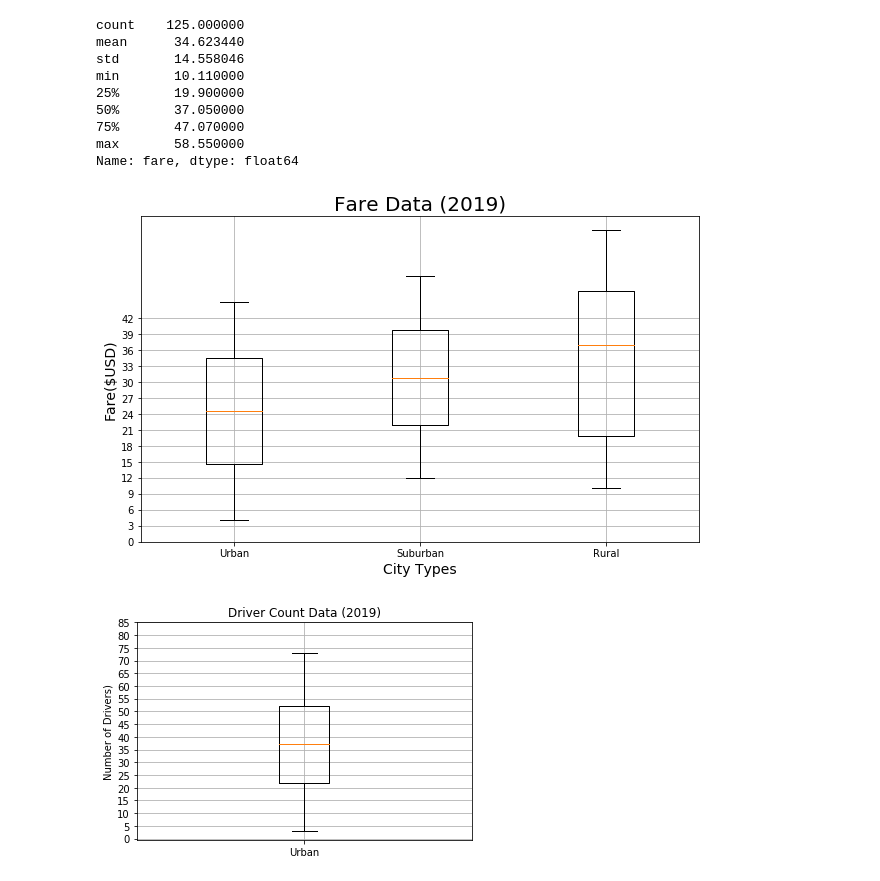
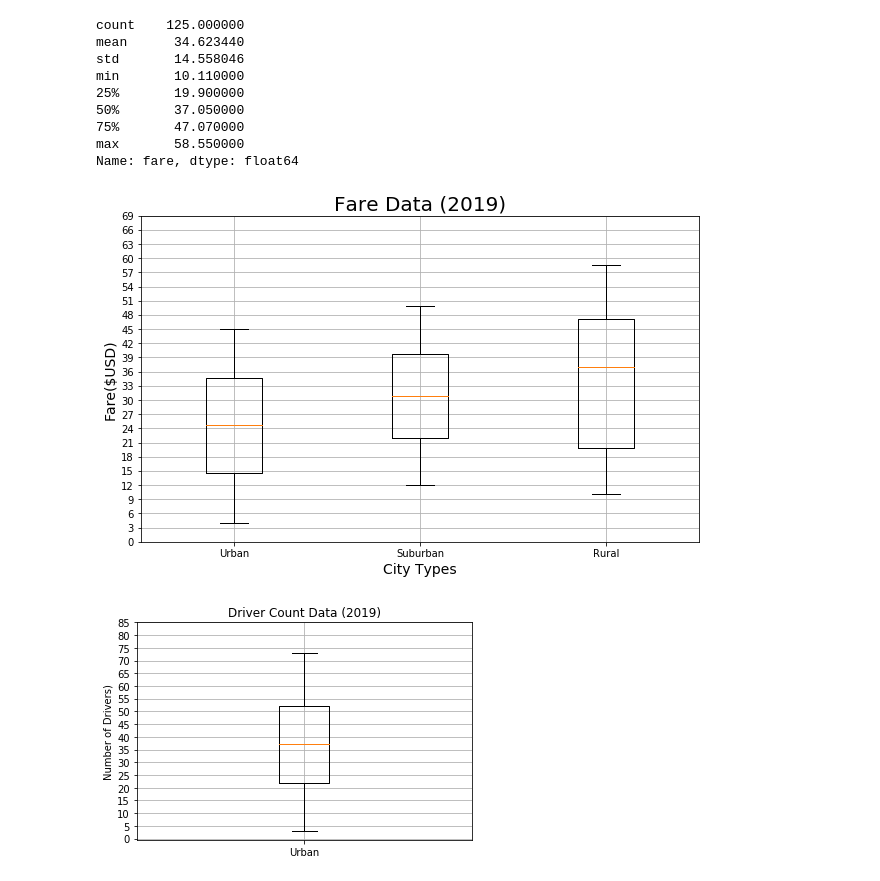
Before and after one commit to kanikasingh-create/Pyber_Analysis, a Jupyter notebook: Pyber_Ride_Data.ipynb, the cells around one changed output. Cells and saved outputs as stored; diff of their text form; code cells hidden in the pictures.

```diff
--- a/Pyber_Ride_Data.ipynb
+++ b/Pyber_Ride_Data.ipynb
@@ -724,19 +724,19 @@ Name: fare, dtype: float64
 # %%
 # Add all fare box-and-whisker plots to the same graph.
 x_labels = ["Urban", "Suburban","Rural"]
 fare_data = [urban_fares, suburban_fares, rural_fares]
 fig, ax = plt.subplots(figsize=(10, 6))
 ax.set_title('Fare Data (2019)',fontsize=20)
 ax.set_ylabel('Fare($USD)',fontsize=14)
 ax.set_xlabel("City Types",fontsize=14)
 ax.boxplot(fare_data, labels=x_labels)
-ax.set_yticks(np.arange(0, 80, step=.0))
+ax.set_yticks(np.arange(0, 72, step=3.0))
 ax.grid()
 # Save the figure.
 plt.savefig("analysis/Fig3.png")
 plt.show()
 # %% [output]
-[figure, old version]
+[figure, new version]
 # %%
 # Create the box-and-whisker plot for the urban driver count data.
 x_labels = ["Urban"]
```
